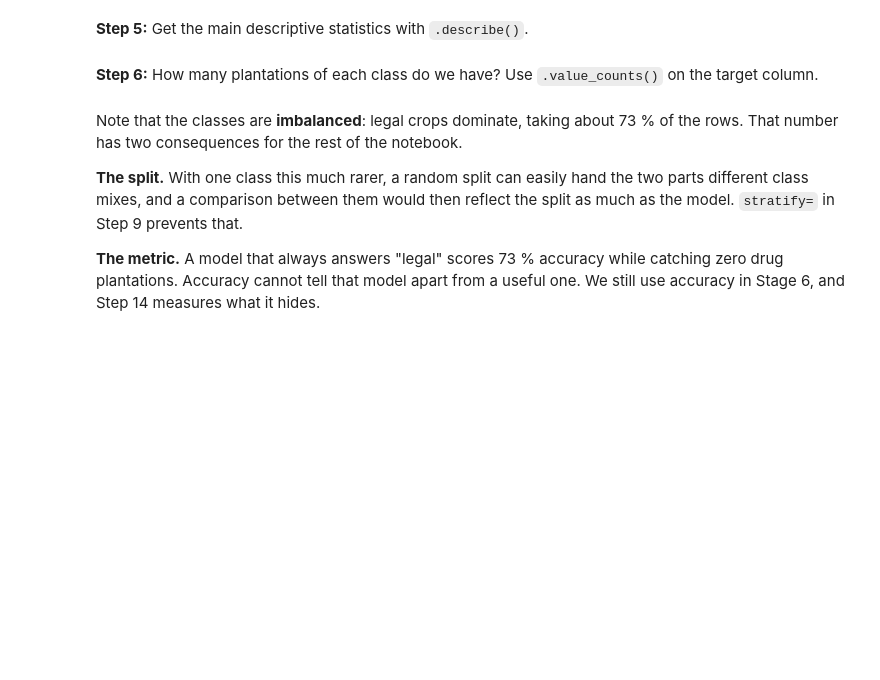
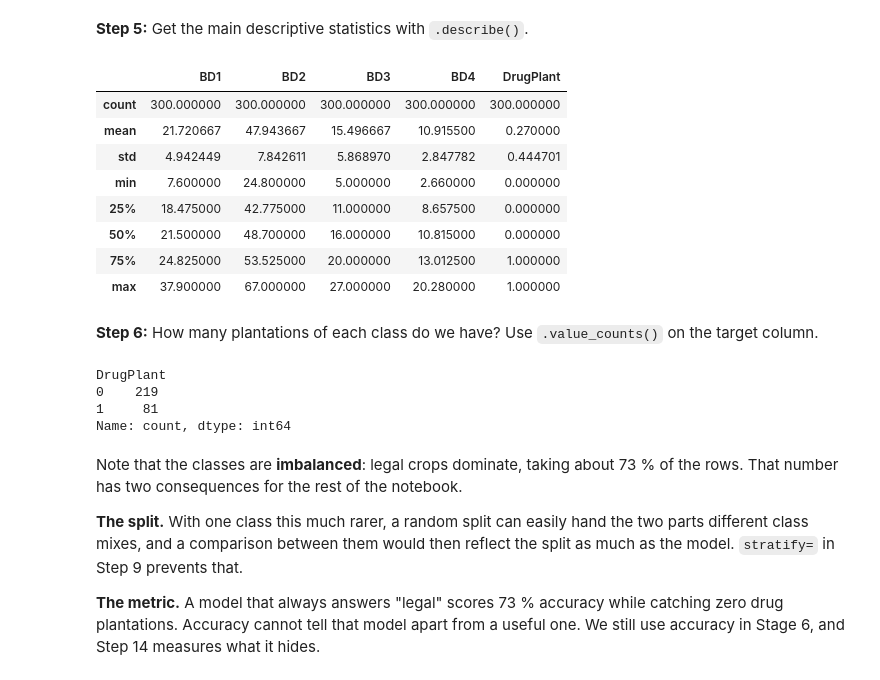
Before and after one commit to goncasfausto04/ML_DSAA_Practicals, a Jupyter notebook: notebooks/week_02/week_02_ml_pipeline.ipynb, the cells around one changed output. Drawn from its saved outputs; the diff is of its cells as text; code cells hidden in the pictures; blank space fills up the shorter version.

```diff
--- a/notebooks/week_02/week_02_ml_pipeline.ipynb
+++ b/notebooks/week_02/week_02_ml_pipeline.ipynb
@@ -92,12 +92,6 @@ downloaded this file on its own from Moodle, move it into the repository before
 you run it.
 # %%
 # 1. read the workbook named in the step above: it sits in ../../data/raw/
-plants_truth = pd.read_excel(
-    ...,  # <-- CODE HERE
-    # 2. the workbook holds more than one sheet, so name the one that
-    #    carries the already-classified plantations
-    sheet_name=...,  # <-- CODE HERE
-    # 3. ID identifies a plantation, it is not a measurement: make it the
-    #    index so it is not carried along as a feature
-    index_col=...,  # <-- CODE HERE
-)
+
+PLANTS = "../../data/raw/drug_plantations.xlsx"
+plants_truth = pd.read_excel(PLANTS, sheet_name="ClassifiedData", index_col="ID")
@@ -133,11 +164,28 @@ missing.
 __Step 5:__ Get the main descriptive statistics with `.describe()`.
 # %%
 # TODO: descriptive statistics with .describe().
+plants_truth.describe()  # descriptive statistics
+# %% [output]
+|  | BD1 | BD2 | BD3 | BD4 | DrugPlant |
+| count | 300.000000 | 300.000000 | 300.000000 | 300.000000 | 300.000000 |
+| mean | 21.720667 | 47.943667 | 15.496667 | 10.915500 | 0.270000 |
+| std | 4.942449 | 7.842611 | 5.868970 | 2.847782 | 0.444701 |
+| min | 7.600000 | 24.800000 | 5.000000 | 2.660000 | 0.000000 |
+| 25% | 18.475000 | 42.775000 | 11.000000 | 8.657500 | 0.000000 |
+| 50% | 21.500000 | 48.700000 | 16.000000 | 10.815000 | 0.000000 |
+| 75% | 24.825000 | 53.525000 | 20.000000 | 13.012500 | 1.000000 |
+| max | 37.900000 | 67.000000 | 27.000000 | 20.280000 | 1.000000 |
 # %% [markdown]
 __Step 6:__ How many plantations of each class do we have? Use
 `.value_counts()` on the target column.
 # %%
-# TODO: count observations per class with .value_counts().
+# Count observations in each DrugPlant class
+plants_truth["DrugPlant"].value_counts()
+# %% [output]
+DrugPlant
+0    219
+1     81
+Name: count, dtype: int64
 # %% [markdown]
 Note that the classes are **imbalanced**: legal crops dominate,
 taking about 73 % of the rows. That number has two consequences for the rest of
```
Also changed, not shown: parts of 15 cells of this notebook.
